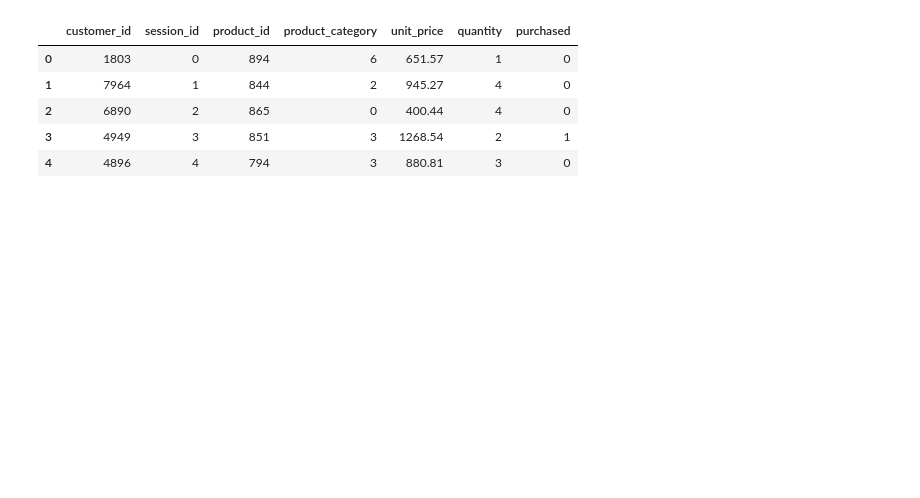
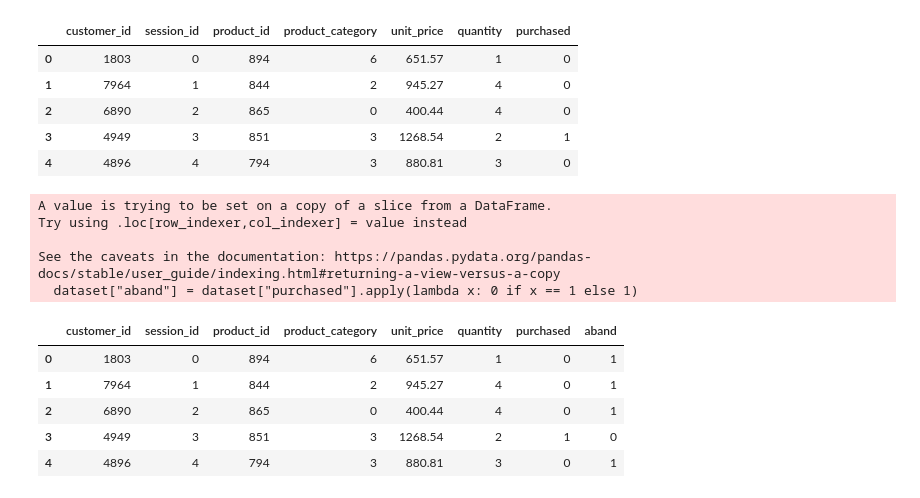
Before and after one commit to Deep-pdf/Python-AI-ML-Projects, a Jupyter notebook: project1.ipynb, the cells around one changed output. Cells and saved outputs as stored; diff of their text form; code cells hidden in the pictures; blank space fills up the shorter version.

```diff
--- a/project1.ipynb
+++ b/project1.ipynb
@@ -32,4 +35,18 @@ dataset.head()
 | 3 | 4949 | 3 | 851 | 3 | 1268.54 | 2 | 1 |
 | 4 | 4896 | 4 | 794 | 3 | 880.81 | 3 | 0 |
 # %%
-#create cart values column ka naam
+#columns abanddonment
+dataset["aband"] = dataset["purchased"].apply(lambda x: 0 if x == 1 else 1)
+dataset.head()
+# %% [output]
+A value is trying to be set on a copy of a slice from a DataFrame.
+Try using .loc[row_indexer,col_indexer] = value instead
+
+See the caveats in the documentation: https://pandas.pydata.org/pandas-docs/stable/user_guide/indexing.html#returning-a-view-versus-a-copy
+  dataset["aband"] = dataset["purchased"].apply(lambda x: 0 if x == 1 else 1)
+|  | customer_id | session_id | product_id | product_category | unit_price | quantity | purchased | aband |
+| 0 | 1803 | 0 | 894 | 6 | 651.57 | 1 | 0 | 1 |
+| 1 | 7964 | 1 | 844 | 2 | 945.27 | 4 | 0 | 1 |
+| 2 | 6890 | 2 | 865 | 0 | 400.44 | 4 | 0 | 1 |
+| 3 | 4949 | 3 | 851 | 3 | 1268.54 | 2 | 1 | 0 |
+| 4 | 4896 | 4 | 794 | 3 | 880.81 | 3 | 0 | 1 |
```
Also changed, not shown: parts of 7 cells of this notebook.
